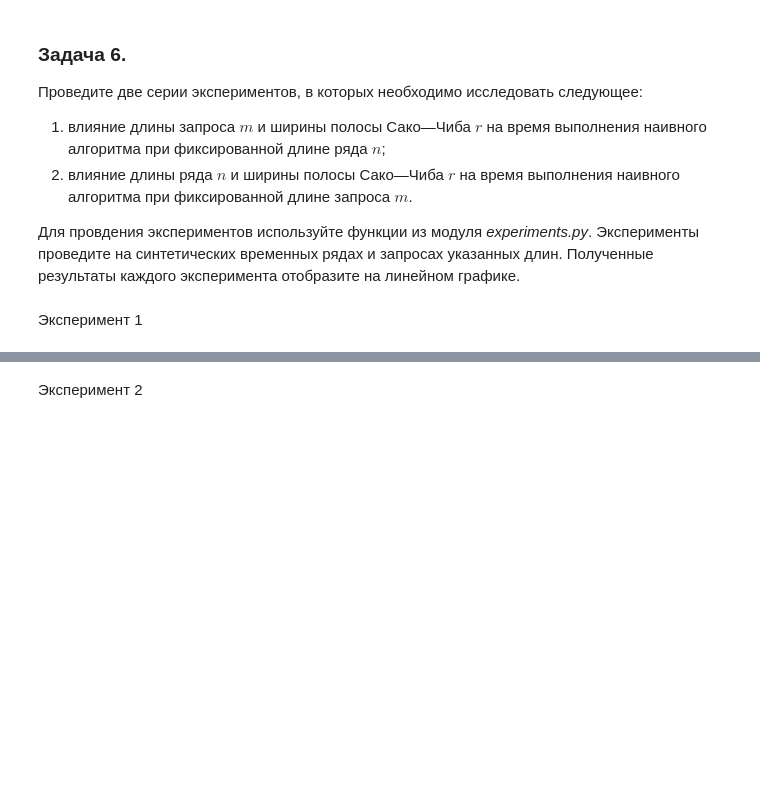
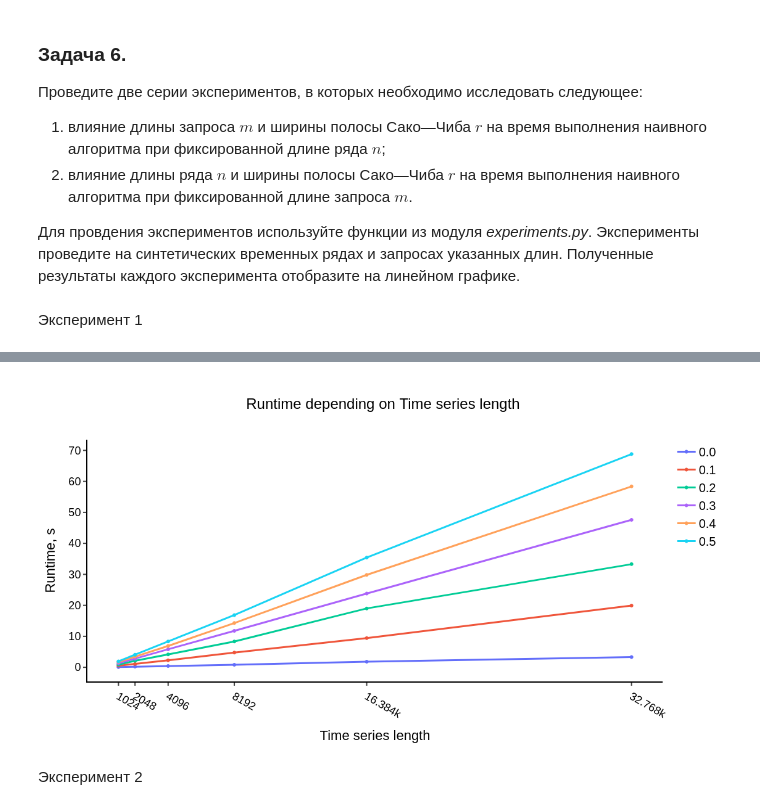
Before and after one commit to Danila-Che/2025-Galiulin-TimeSeriesCourse, a Jupyter notebook: practice/02 Similarity search/02 Similarity search.ipynb, the cells around one changed output, grey strips where cells are left out. Drawn from its saved outputs; the diff is of its cells as text; code cells hidden in the pictures; blank space fills up the shorter version.

```diff
--- a/practice/02 Similarity search/02 Similarity search.ipynb
+++ b/practice/02 Similarity search/02 Similarity search.ipynb
@@ -319,7 +424,11 @@ exp1_data = {
 
 task = 'best_match'
 
-# generate set of time series and query
-# run experiments for measurement of algorithm runtimes
+for n in n_list:
+    exp1_data['ts'][str(n)] = random_walk(n)
 
-# INSERT YOUR CODE
+exp1_data['query'][str(m)] = random_walk(m)
+
+times_exp1 = run_experiment(algorithm, task, exp1_data, exp1_params, alg_params=algorithm_params)
+times_exp1 = np.array(times_exp1)
+times_exp1
@@ -331,3 +448,9 @@ comparison_param = np.array(r_list)
+# %%
+comparison_param = np.array(r_list)
+
+visualize_plot_times(times_exp1, comparison_param, exp1_params)
+# %% [output]
+[figure, added]
 # %% [markdown]
 Эксперимент 2
 # %%
```
Also changed, not shown: parts of 30 cells of this notebook, 1 other file.
